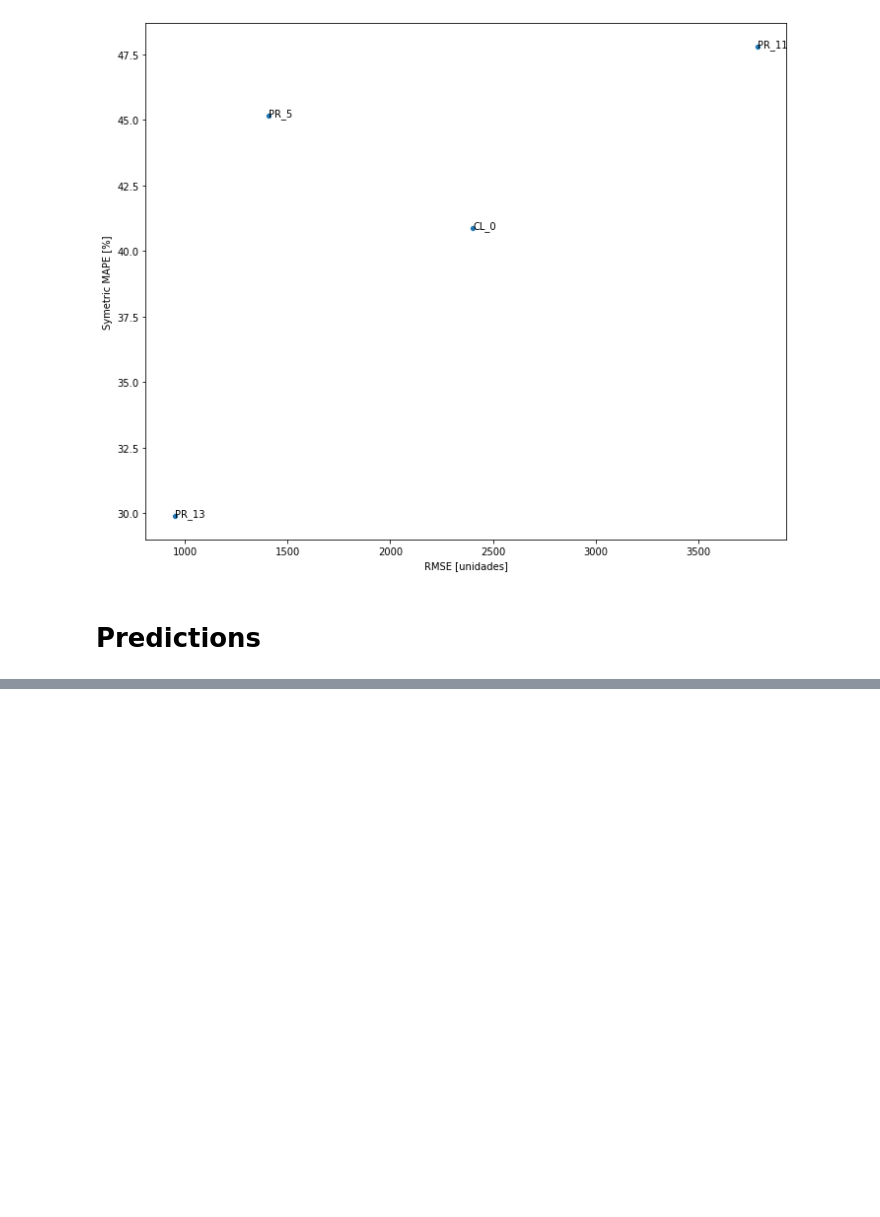
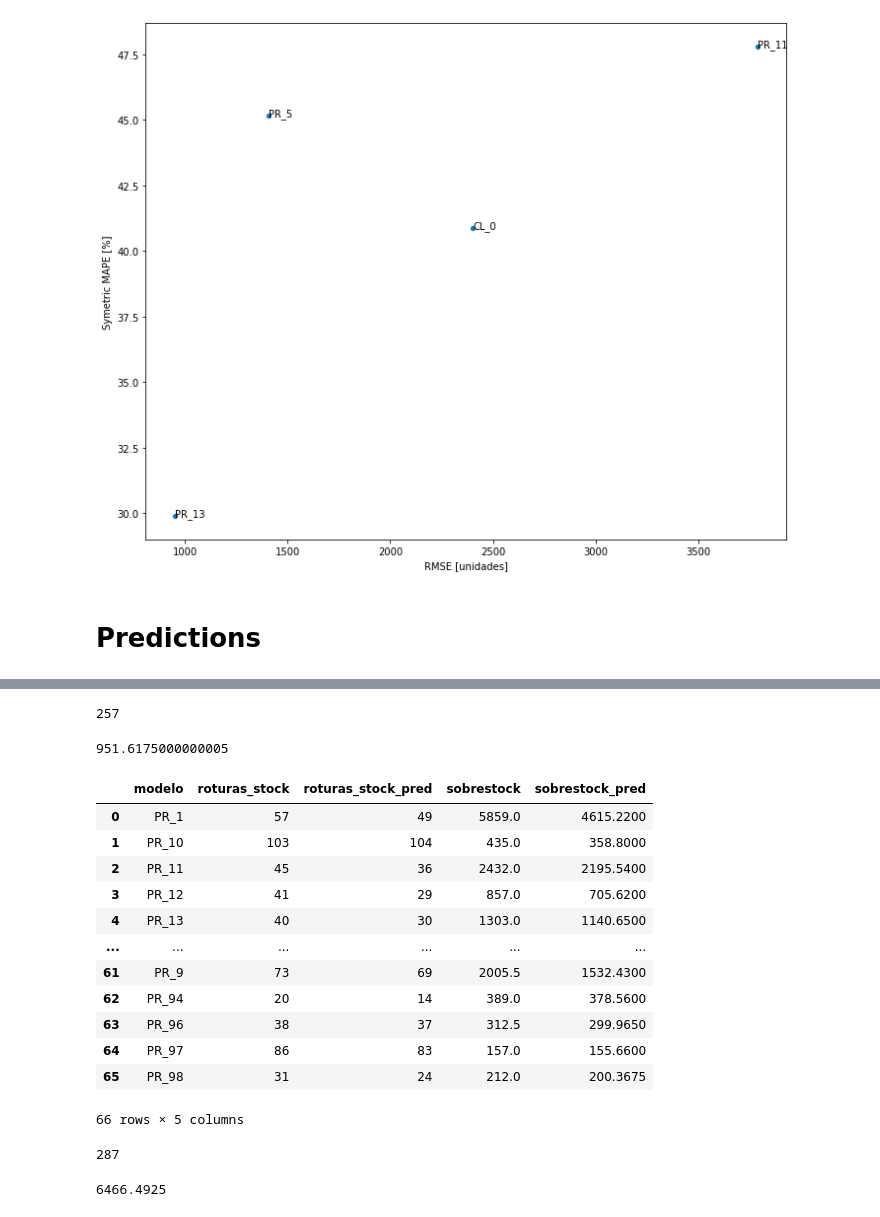
Before and after one commit to PLombao/TFM_StockForecast, a Jupyter notebook: notebooks/Comparativa_Modelos.ipynb, the cells around one changed output, grey strips where cells are left out. Drawn from its saved outputs; the diff is of its cells as text; code cells hidden in the pictures; blank space fills up the shorter version.

```diff
--- a/notebooks/Comparativa_Modelos.ipynb
+++ b/notebooks/Comparativa_Modelos.ipynb
@@ -639,0 +649,9 @@ for modelo in ["PR_30","PR_32","PR_42","PR_48"]:
+# %%
+def get_stat(serie):
+    num_roturas = (serie.balance_real < 0).sum()
+    num_roturas_pred = (serie.balance_pred < 0).sum()
+
+    sobrestock_medio = serie.loc[serie.balance_real > 0].balance_real.median()
+    sobrestock_medio_pred = serie.loc[serie.balance_pred > 0].balance_pred.median()
+
+    return num_roturas, num_roturas_pred, sobrestock_medio, sobrestock_medio_pred
@@ -639,0 +712,54 @@ for modelo in ["PR_30","PR_32","PR_42","PR_48"]:
+# %%
+(df.roturas_stock - df.roturas_stock_pred).sum()
+# %% [output]
+257
+# %%
+(df.sobrestock - df.sobrestock_pred).sum()
+# %% [output]
+951.6175000000005
+# %%
+
+
+rot = []
+rot_pred = []
+stock = []
+stock_pred = []
+modelos = []
+for mod in preds.modelo.unique():
+    if mod[:2] == "PR":
+        serie = preds.loc[preds.modelo == mod]
+        roturas, roturas_pred, sobrestock, sobrestock_pred = get_stat(serie)
+        rot.append(roturas)
+        rot_pred.append(roturas_pred)
+        stock.append(sobrestock)
+        stock_pred.append(sobrestock_pred)
+        modelos.append(mod)
+
+df = pd.DataFrame({"modelo":modelos,
+                   "roturas_stock":rot,
+                   "roturas_stock_pred":rot_pred,
+                   "sobrestock":stock,
+                   "sobrestock_pred":stock_pred})
+df
+# %% [output]
+|  | modelo | roturas_stock | roturas_stock_pred | sobrestock | sobrestock_pred |
+| 0 | PR_1 | 57 | 49 | 5859.0 | 4615.2200 |
+| 1 | PR_10 | 103 | 104 | 435.0 | 358.8000 |
+| 2 | PR_11 | 45 | 36 | 2432.0 | 2195.5400 |
+| 3 | PR_12 | 41 | 29 | 857.0 | 705.6200 |
+| 4 | PR_13 | 40 | 30 | 1303.0 | 1140.6500 |
+| ... | ... | ... | ... | ... | ... |
+| 61 | PR_9 | 73 | 69 | 2005.5 | 1532.4300 |
+| 62 | PR_94 | 20 | 14 | 389.0 | 378.5600 |
+| 63 | PR_96 | 38 | 37 | 312.5 | 299.9650 |
+| 64 | PR_97 | 86 | 83 | 157.0 | 155.6600 |
+| 65 | PR_98 | 31 | 24 | 212.0 | 200.3675 |
+66 rows × 5 columns
+# %%
+(df.roturas_stock - df.roturas_stock_pred).sum()
+# %% [output]
+287
+# %%
+(df.sobrestock - df.sobrestock_pred).sum()
+# %% [output]
+6466.4925
```
Also changed, not shown: parts of 9 cells of this notebook, 5 other files.
